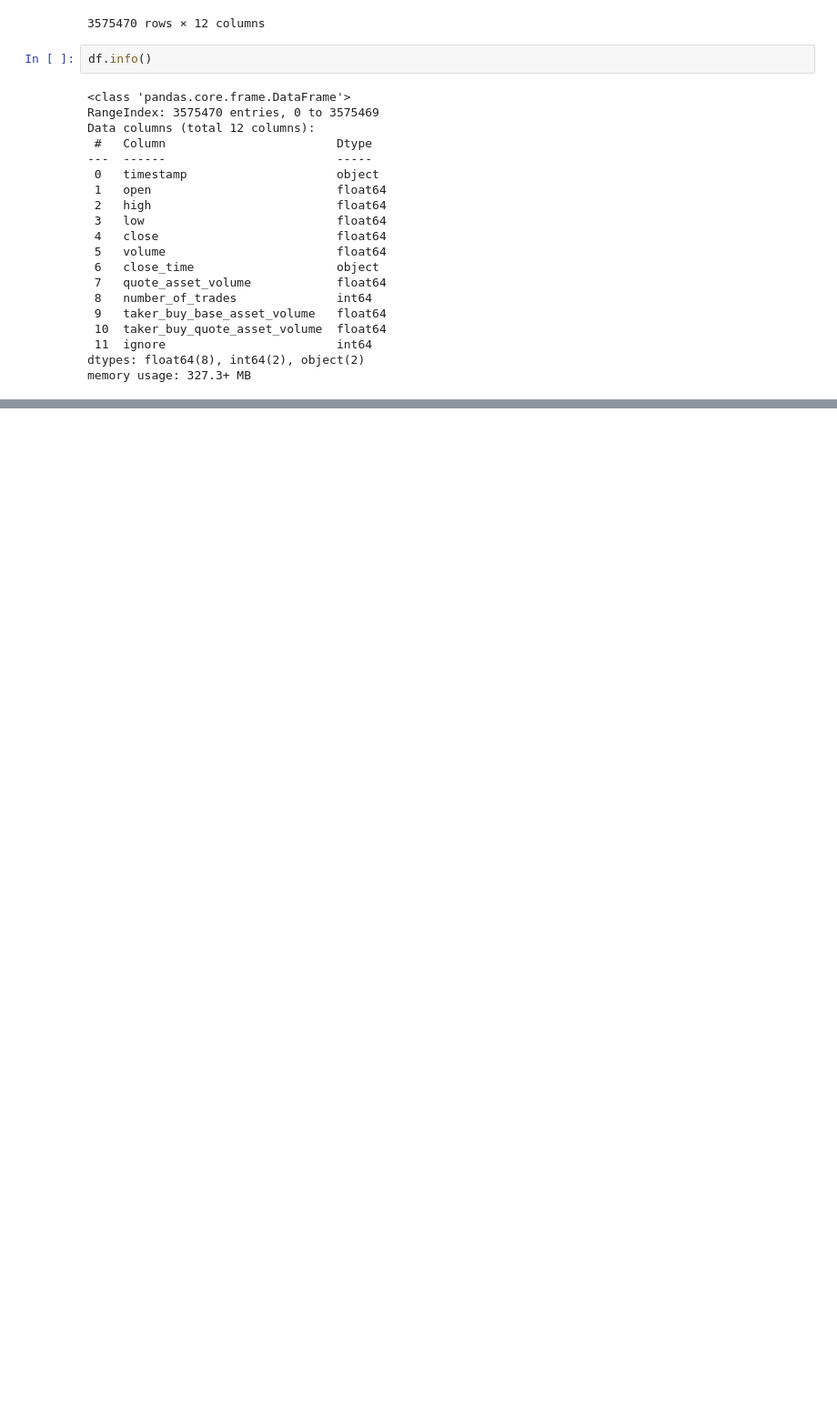
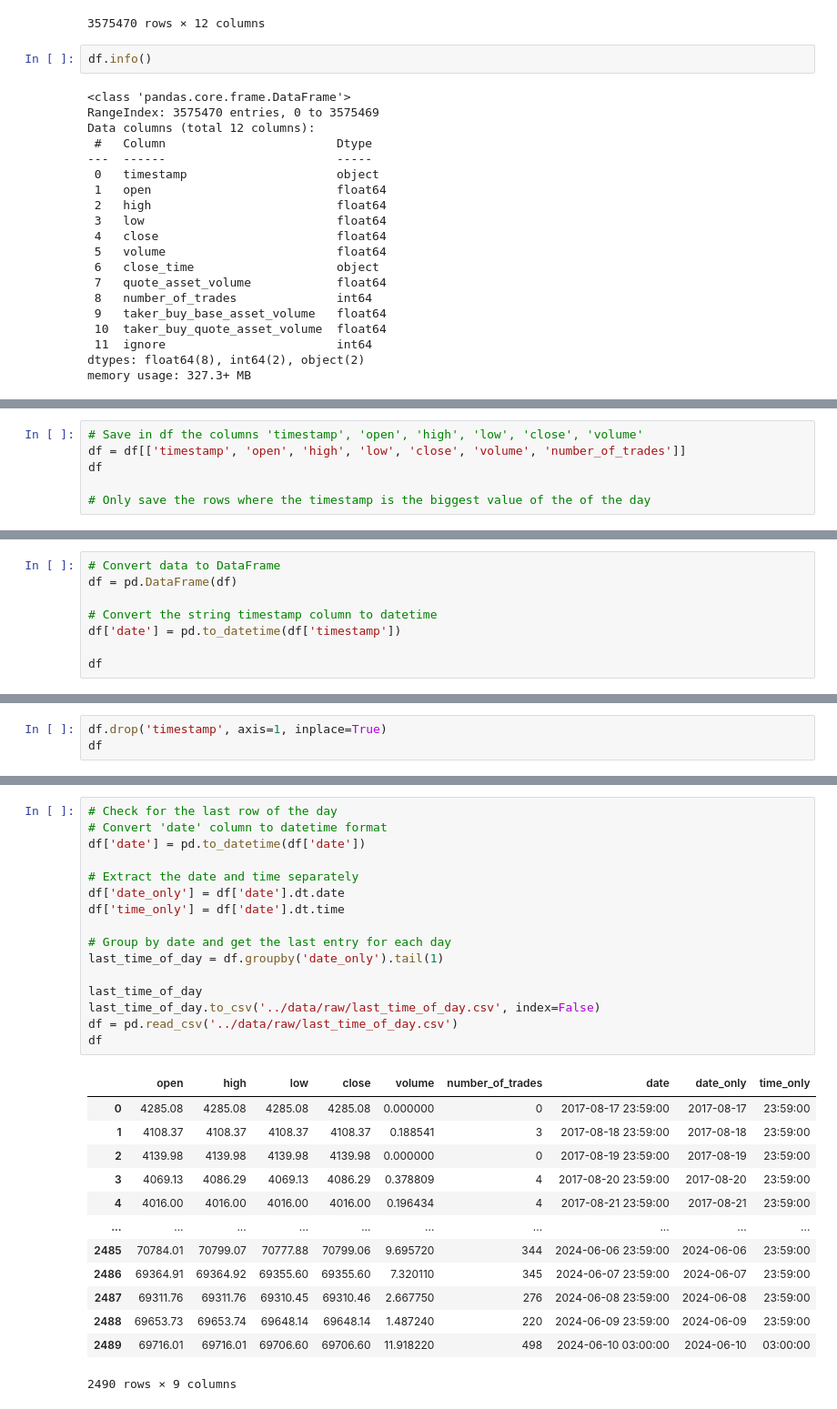
Before and after one commit to CharlyPalm/Anal-tica-caso-empresarial, a Jupyter notebook: notebooks/1.helloworld.ipynb, the cells around one changed output, grey strips where cells are left out. Shown: that part at 91% size. Saved outputs shown, nothing was run; the diff lists cells and outputs as text; blank space fills up the shorter version.

```diff
--- a/notebooks/1.helloworld.ipynb
+++ b/notebooks/1.helloworld.ipynb
@@ -41,0 +54,6 @@ memory usage: 327.3+ MB
+# %%
+# Save in df the columns 'timestamp', 'open', 'high', 'low', 'close', 'volume'
+df = df[['timestamp', 'open', 'high', 'low', 'close', 'volume', 'number_of_trades']]
+df
+
+# Only save the rows where the timestamp is the biggest value of the of the day
@@ -41,0 +74,8 @@ memory usage: 327.3+ MB
+# %%
+# Convert data to DataFrame
+df = pd.DataFrame(df)
+
+# Convert the string timestamp column to datetime
+df['date'] = pd.to_datetime(df['timestamp'])
+
+df
@@ -41,0 +96,3 @@ memory usage: 327.3+ MB
+# %%
+df.drop('timestamp', axis=1, inplace=True)
+df
@@ -41,0 +113,30 @@ memory usage: 327.3+ MB
+# %%
+# Check for the last row of the day
+# Convert 'date' column to datetime format
+df['date'] = pd.to_datetime(df['date'])
+
+# Extract the date and time separately
+df['date_only'] = df['date'].dt.date
+df['time_only'] = df['date'].dt.time
+
+# Group by date and get the last entry for each day
+last_time_of_day = df.groupby('date_only').tail(1)
+
+last_time_of_day
+last_time_of_day.to_csv('../data/raw/last_time_of_day.csv', index=False)
+df = pd.read_csv('../data/raw/last_time_of_day.csv')
+df
+# %% [output]
+|  | open | high | low | close | volume | number_of_trades | date | date_only | time_only |
+| 0 | 4285.08 | 4285.08 | 4285.08 | 4285.08 | 0.000000 | 0 | 2017-08-17 23:59:00 | 2017-08-17 | 23:59:00 |
+| 1 | 4108.37 | 4108.37 | 4108.37 | 4108.37 | 0.188541 | 3 | 2017-08-18 23:59:00 | 2017-08-18 | 23:59:00 |
+| 2 | 4139.98 | 4139.98 | 4139.98 | 4139.98 | 0.000000 | 0 | 2017-08-19 23:59:00 | 2017-08-19 | 23:59:00 |
+| 3 | 4069.13 | 4086.29 | 4069.13 | 4086.29 | 0.378809 | 4 | 2017-08-20 23:59:00 | 2017-08-20 | 23:59:00 |
+| 4 | 4016.00 | 4016.00 | 4016.00 | 4016.00 | 0.196434 | 4 | 2017-08-21 23:59:00 | 2017-08-21 | 23:59:00 |
+| ... | ... | ... | ... | ... | ... | ... | ... | ... | ... |
+| 2485 | 70784.01 | 70799.07 | 70777.88 | 70799.06 | 9.695720 | 344 | 2024-06-06 23:59:00 | 2024-06-06 | 23:59:00 |
+| 2486 | 69364.91 | 69364.92 | 69355.60 | 69355.60 | 7.320110 | 345 | 2024-06-07 23:59:00 | 2024-06-07 | 23:59:00 |
+| 2487 | 69311.76 | 69311.76 | 69310.45 | 69310.46 | 2.667750 | 276 | 2024-06-08 23:59:00 | 2024-06-08 | 23:59:00 |
+| 2488 | 69653.73 | 69653.74 | 69648.14 | 69648.14 | 1.487240 | 220 | 2024-06-09 23:59:00 | 2024-06-09 | 23:59:00 |
+| 2489 | 69716.01 | 69716.01 | 69706.60 | 69706.60 | 11.918220 | 498 | 2024-06-10 03:00:00 | 2024-06-10 | 03:00:00 |
+2490 rows × 9 columns
```
Also changed, not shown: parts of 7 cells of this notebook, 32 other files.
